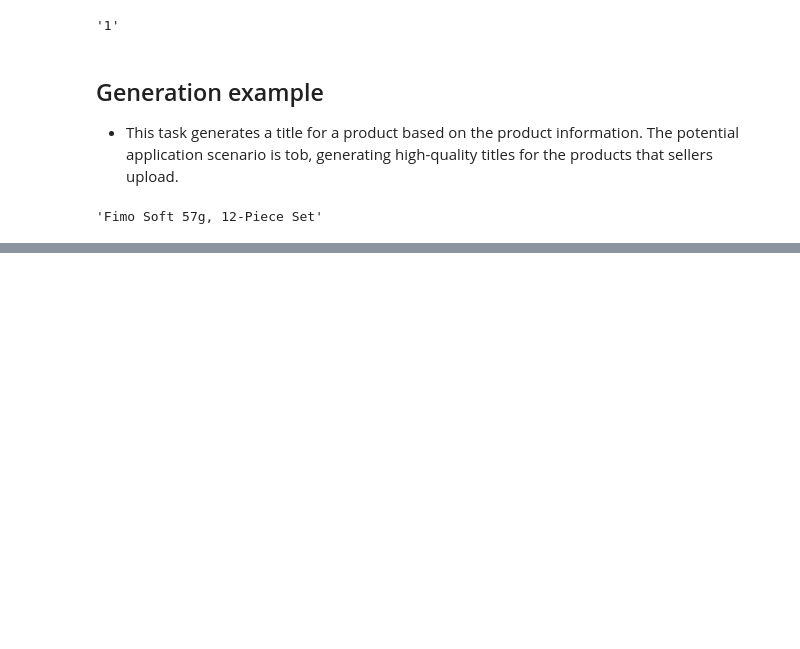
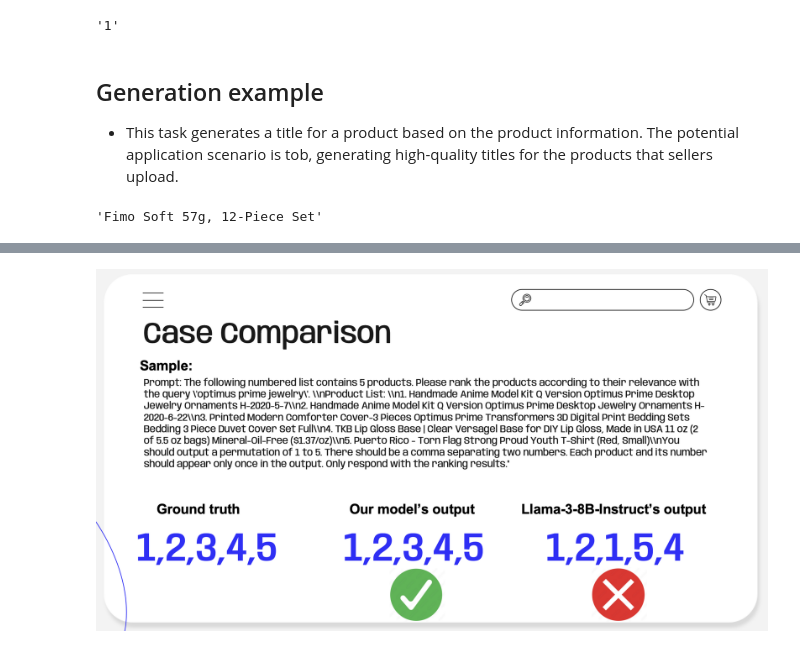
Before and after one commit to trustmlyoungscientist/E-commerce-LLM, a Jupyter notebook: Demo1.ipynb, the cells around one changed output, grey strips where cells are left out. Cells and saved outputs as stored; diff of their text form; code cells hidden in the pictures; blank space fills up the shorter version.

```diff
--- a/Demo1.ipynb
+++ b/Demo1.ipynb
@@ -151,0 +155,4 @@ get_response(system_prompt, generation_prompt)
+# %%
+display(Image(filename='./Images/s6.jpg', width = 700, height = 160))
+# %% [output]
+[figure, added]
```
Also changed, not shown: parts of 1 cell of this notebook, 1 other file.
